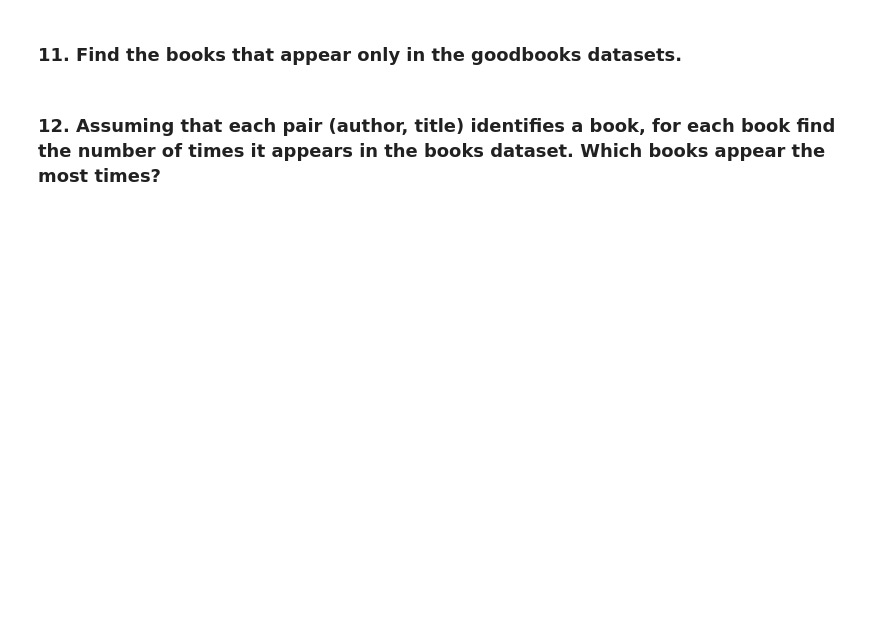
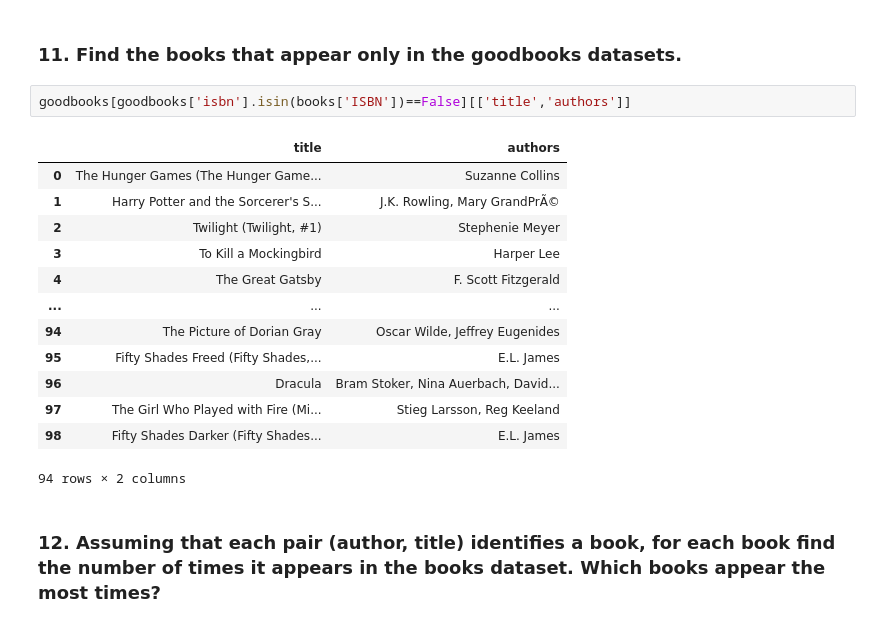
Before and after one commit to lucasammarini/FCSProject-Sammarini-TarolliBrame, a Jupyter notebook: progetto-2021.ipynb, the cells around one changed output. Saved outputs shown, nothing was run; the diff lists cells and outputs as text; blank space fills up the shorter version.

```diff
--- a/progetto-2021.ipynb
+++ b/progetto-2021.ipynb
@@ -338,4 +409,20 @@ Name: shared_number_of_reviews_with_a_text, dtype: float64
 # %% [markdown]
 ### 11. Find the books that appear only in the goodbooks datasets.
+# %%
+goodbooks[goodbooks['isbn'].isin(books['ISBN'])==False][['title','authors']]
+# %% [output]
+|  | title | authors |
+| 0 | The Hunger Games (The Hunger Game... | Suzanne Collins |
+| 1 | Harry Potter and the Sorcerer's S... | J.K. Rowling, Mary GrandPrÃ© |
+| 2 | Twilight (Twilight, #1) | Stephenie Meyer |
+| 3 | To Kill a Mockingbird | Harper Lee |
+| 4 | The Great Gatsby | F. Scott Fitzgerald |
+| ... | ... | ... |
+| 94 | The Picture of Dorian Gray | Oscar Wilde, Jeffrey Eugenides |
+| 95 | Fifty Shades Freed (Fifty Shades,... | E.L. James |
+| 96 | Dracula | Bram Stoker, Nina Auerbach, David... |
+| 97 | The Girl Who Played with Fire (Mi... | Stieg Larsson, Reg Keeland |
+| 98 | Fifty Shades Darker (Fifty Shades... | E.L. James |
+94 rows × 2 columns
 # %% [markdown]
 ### 12. Assuming that each pair (author, title) identifies a book, for each book find the number of times it appears in the books dataset. Which books appear the most times?
```
Also changed, not shown: parts of 8 cells of this notebook.
